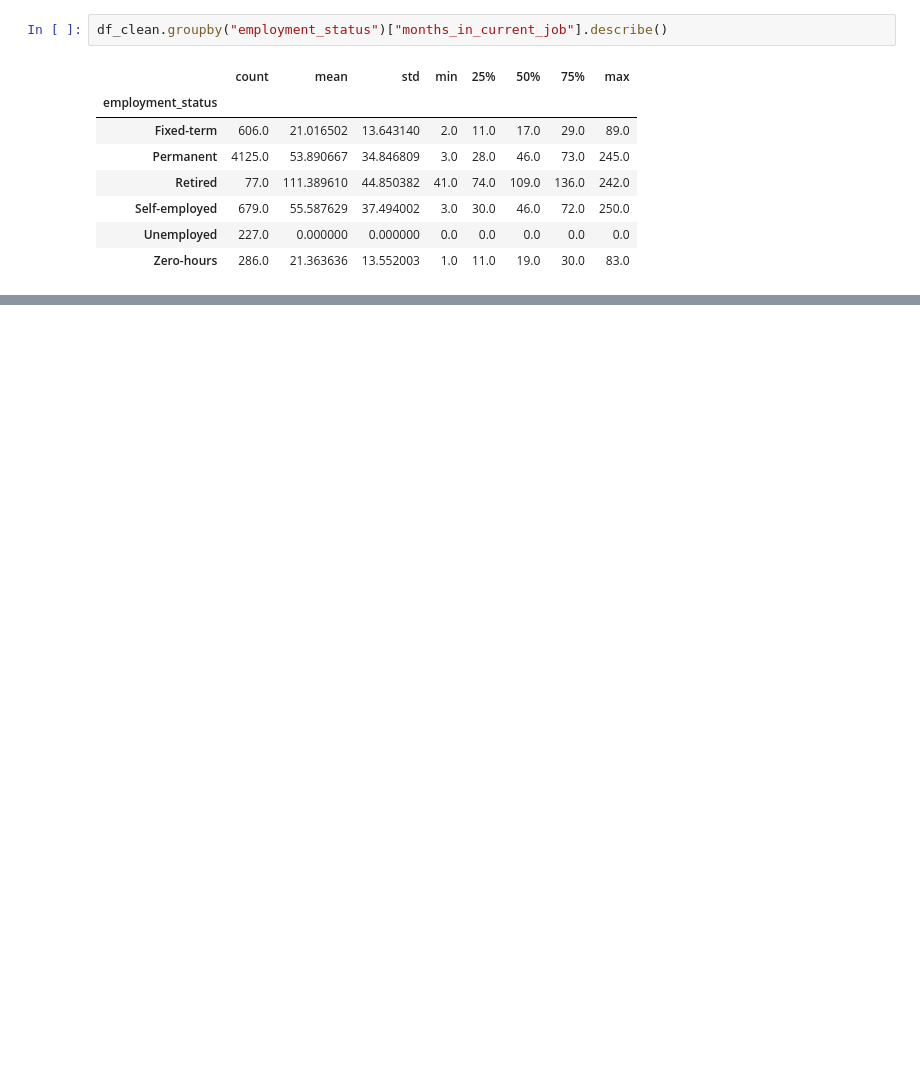
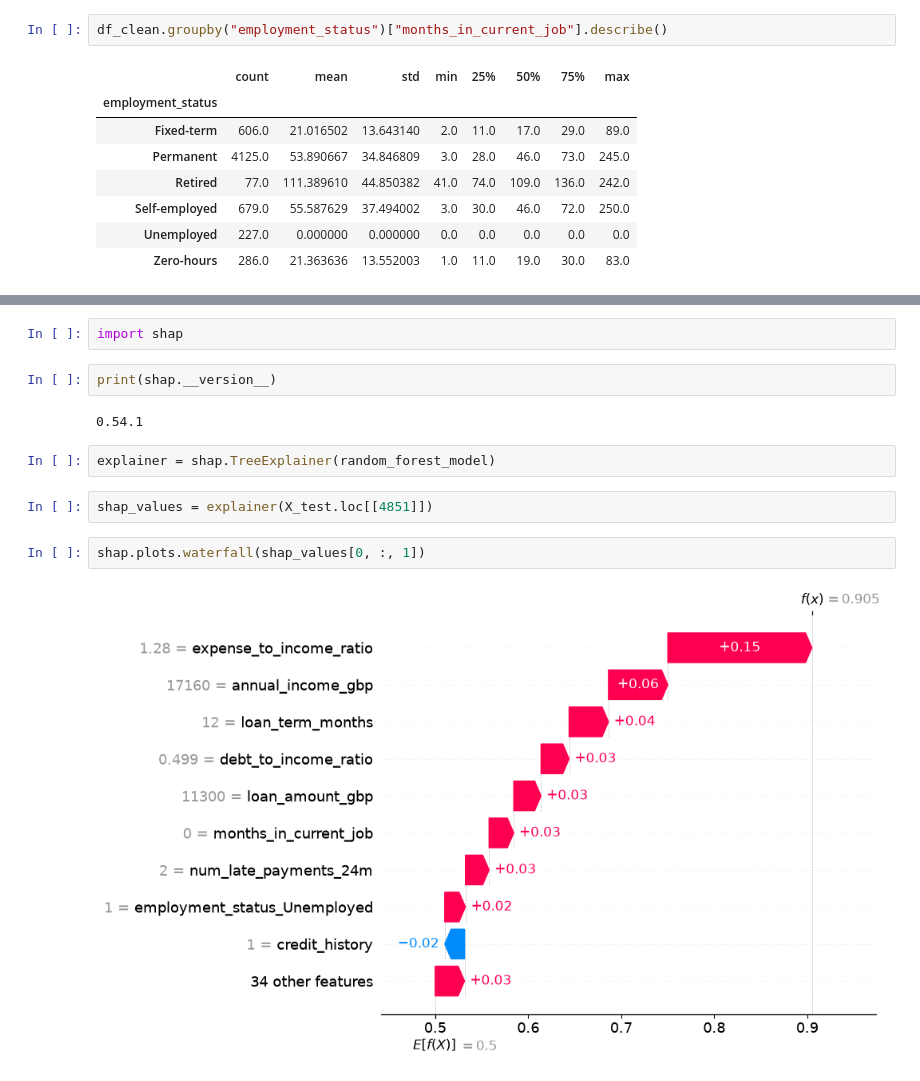
Before and after one commit to Richardbrown85/CrediScope, a Jupyter notebook: notebooks/CrediScope_Analysis.ipynb, the cells around one changed output, grey strips where cells are left out. Saved outputs shown, nothing was run; the diff lists cells and outputs as text; blank space fills up the shorter version.

```diff
--- a/notebooks/CrediScope_Analysis.ipynb
+++ b/notebooks/CrediScope_Analysis.ipynb
@@ -367,0 +1313,14 @@ This encoding preserves the meaning of the original values while making the feat
+# %%
+import shap
+# %%
+print(shap.__version__)
+# %% [output]
+0.54.1
+# %%
+explainer = shap.TreeExplainer(random_forest_model)
+# %%
+shap_values = explainer(X_test.loc[[4851]])
+# %%
+shap.plots.waterfall(shap_values[0, :, 1])
+# %% [output]
+[figure, added]
```
Also changed, not shown: parts of 416 cells of this notebook, 3 other files.
